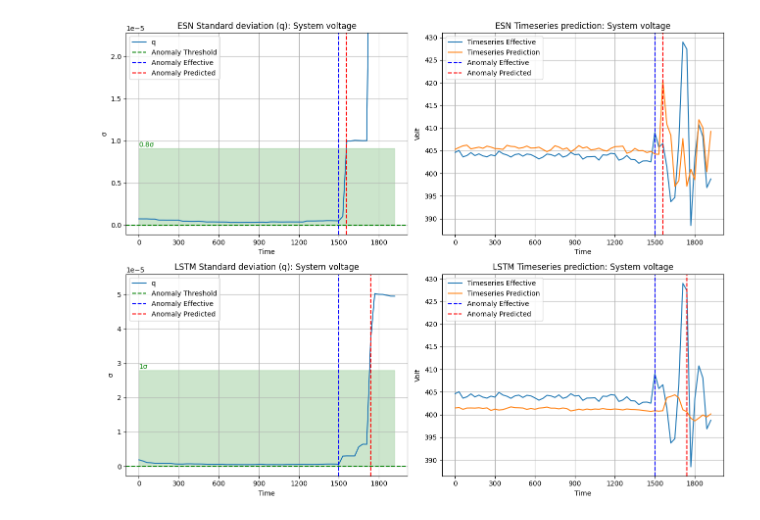
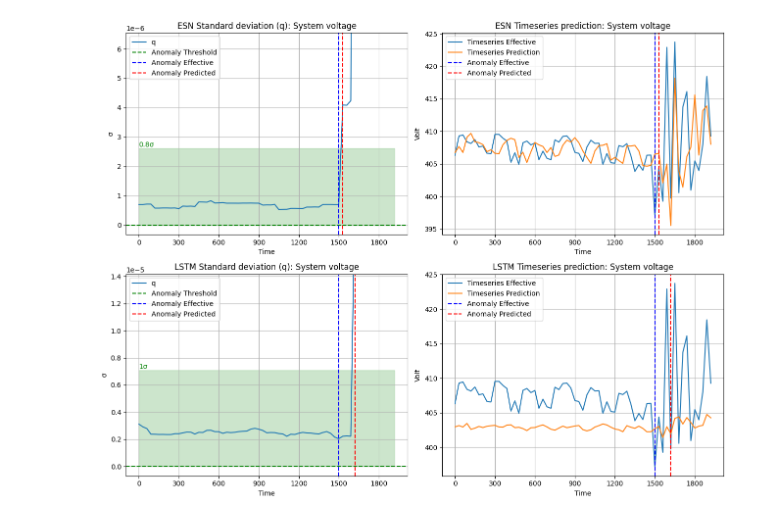
Before and after one commit to GeremiaPompei/energiai, a Jupyter notebook: notebook/plot_analysis.ipynb, the cells around one changed output. Cells and saved outputs as stored; diff of their text form; code cells hidden in the pictures.

```diff
--- a/notebook/plot_analysis.ipynb
+++ b/notebook/plot_analysis.ipynb
@@ -66,16 +66,16 @@ create_subplots(
 # %%
 create_subplots(
     ts_dataset,
     feature=[('tensione_di_sistema', 'System voltage', 'Volt')],
     models=origin_models,
     plotpath=f'plots/',
-    n_example=12,
+    n_example=6,
     zoom_left=50,
     zoom_right=15,
     ymax=2,
 )
 # %% [output]
-[figure, old version]
+[figure, new version]
 # %%
 create_subplots(
     ts_dataset,
```
Also changed, not shown: parts of 6 cells of this notebook, 11 other files.
